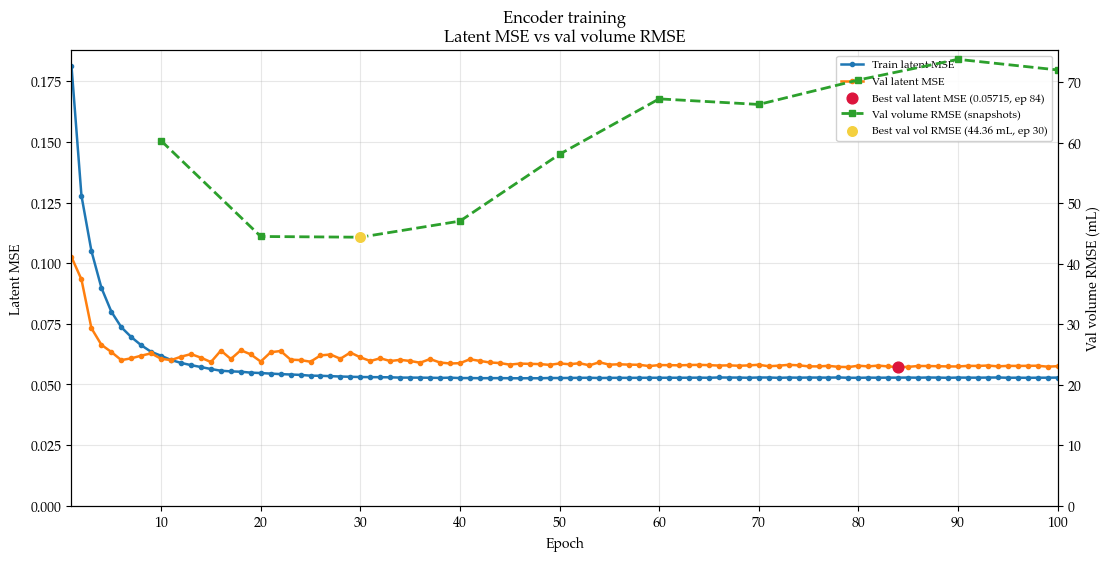
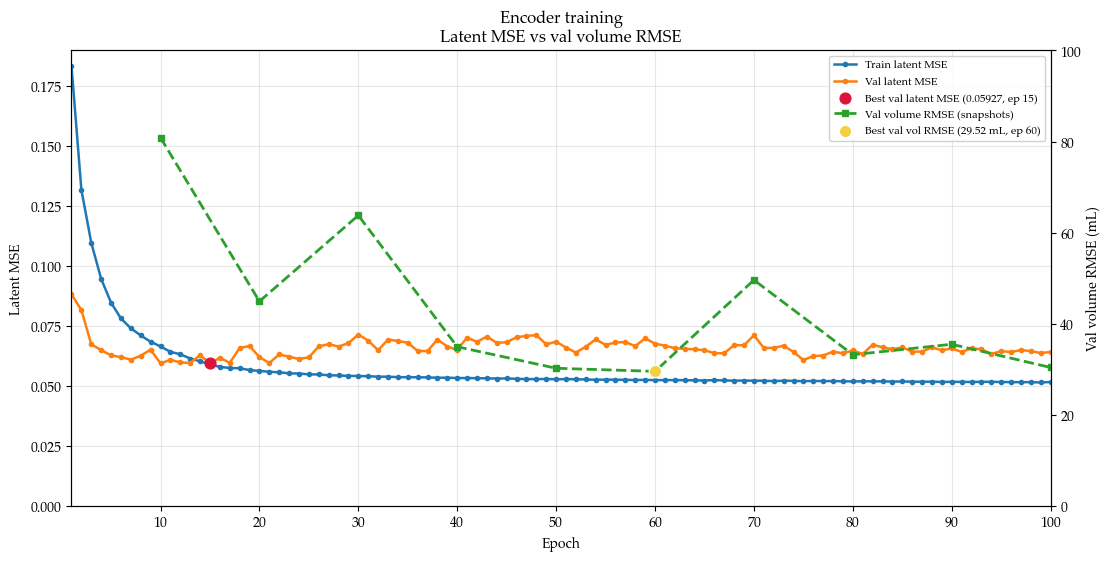
The change to this notebook cell's code, shown as a diff; its figure went from the first image to the second:
--- before
+++ after
@@ -58,7 +58,7 @@
 print(f"Plot fonts: {FONT_MODE}")
 
-LOG_PATH = Path("training3.csv")
-SWEEP_PATH = Path("sweep3.csv")
-OUT_PDF = Path("training_curves.pdf")  # vector PDF for LaTeX \includegraphics[width=\linewidth]{...}
+LOG_PATH = Path("training2.csv")
+SWEEP_PATH = Path("sweep2.csv")
+OUT_PDF = Path("training_curves_0.0001.pdf")  # vector PDF for LaTeX \includegraphics[width=\linewidth]{...}
 EPOCH_RE = re.compile(
     r"Epoch\s+(\d+)/\d+\s+\|\s+train\s+[\d.]+\s+\(mse=([\d.]+)\)\s+\|\s+val\s+[\d.]+\s+\(mse=([\d.]+)\)"
@@ -154,5 +154,5 @@
 )
 ax2.set_ylabel("Val volume RMSE (mL)")
-ax2.set_ylim(bottom=0)
+ax2.set_ylim(bottom=0,top=90)
 
 lines1, labels1 = ax.get_legend_handles_labels()

Commit: create metrics for writing